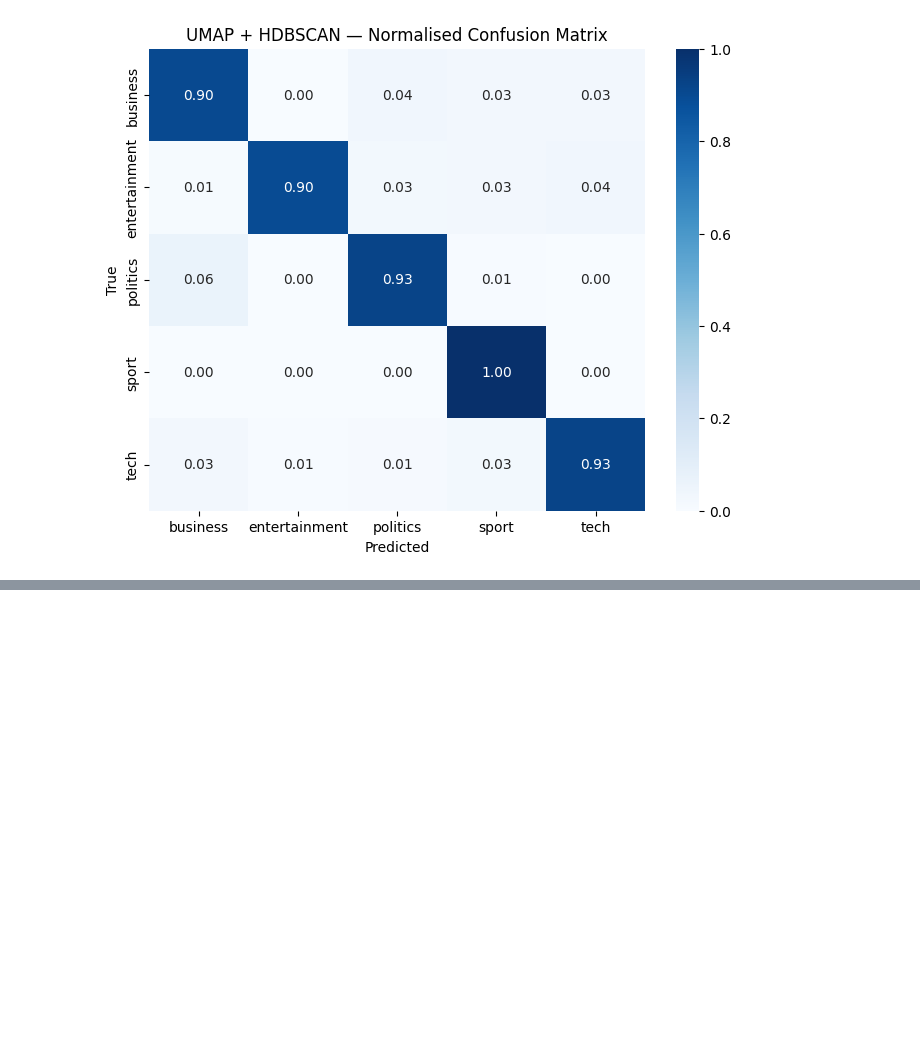
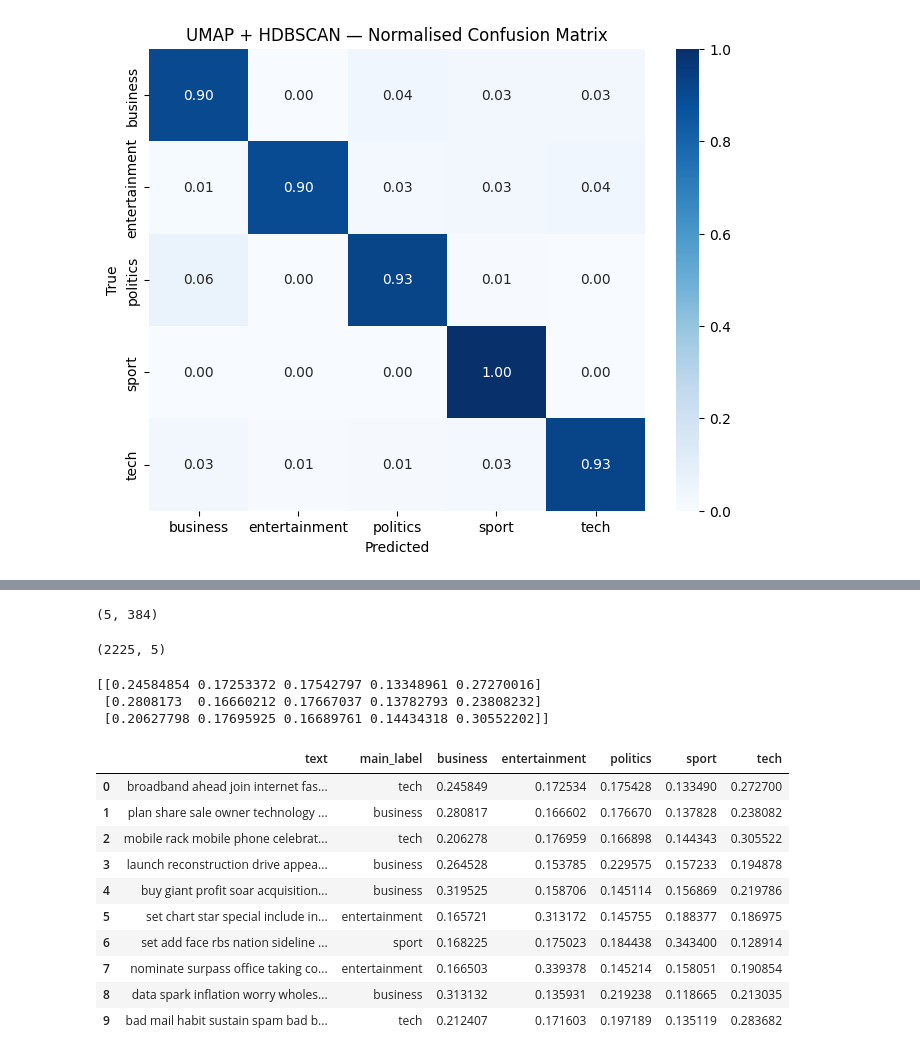
Before and after one commit to rleytonm/UoW-PETER, a Jupyter notebook: notebooks/Other_Clusters.ipynb, the cells around one changed output, grey strips where cells are left out. Cells and saved outputs as stored; diff of their text form; code cells hidden in the pictures; blank space fills up the shorter version.

```diff
--- a/notebooks/Other_Clusters.ipynb
+++ b/notebooks/Other_Clusters.ipynb
@@ -507,0 +546,69 @@ UMAP + HDBSCAN cluster -> label mapping:
+# %%
+# Convert centroid dictionary into matrix form
+
+centroid_matrix = np.vstack([
+    label_centroids[label]
+    for label in labels
+])
+
+print(centroid_matrix.shape)
+# %% [output]
+(5, 384)
+# %%
+# Compare every document against every centroid
+
+similarity_matrix = cosine_similarity(
+    embeddings_norm,
+    centroid_matrix
+)
+
+print(similarity_matrix.shape)
+# %% [output]
+(2225, 5)
+# %%
+# Convert similarities into probability-like percentages
+
+
+# Remove negative values if present
+similarity_matrix = np.clip(similarity_matrix, 0, None)
+
+# Row normalisation
+topic_percentages = (
+    similarity_matrix /
+    similarity_matrix.sum(axis=1, keepdims=True)
+)
+
+print(topic_percentages[:3])
+# %% [output]
+[[0.24584854 0.17253372 0.17542797 0.13348961 0.27270016]
+ [0.2808173  0.16660212 0.17667037 0.13782793 0.23808232]
+ [0.20627798 0.17695925 0.16689761 0.14434318 0.30552202]]
+# %%
+# Build final topic-membership table
+
+
+topic_df = pd.DataFrame(
+    topic_percentages,
+    columns=labels
+)
+
+# Add original text
+topic_df.insert(0, "text", df["text"])
+
+# Add main label
+topic_df.insert(1, "main_label", df["label"])
+
+# Preview
+topic_df.head(10)
+# %% [output]
+|  | text | main_label | business | entertainment | politics | sport | tech |
+| 0 | broadband ahead join internet fas... | tech | 0.245849 | 0.172534 | 0.175428 | 0.133490 | 0.272700 |
+| 1 | plan share sale owner technology ... | business | 0.280817 | 0.166602 | 0.176670 | 0.137828 | 0.238082 |
+| 2 | mobile rack mobile phone celebrat... | tech | 0.206278 | 0.176959 | 0.166898 | 0.144343 | 0.305522 |
+| 3 | launch reconstruction drive appea... | business | 0.264528 | 0.153785 | 0.229575 | 0.157233 | 0.194878 |
+| 4 | buy giant profit soar acquisition... | business | 0.319525 | 0.158706 | 0.145114 | 0.156869 | 0.219786 |
+| 5 | set chart star special include in... | entertainment | 0.165721 | 0.313172 | 0.145755 | 0.188377 | 0.186975 |
+| 6 | set add face rbs nation sideline ... | sport | 0.168225 | 0.175023 | 0.184438 | 0.343400 | 0.128914 |
+| 7 | nominate surpass office taking co... | entertainment | 0.166503 | 0.339378 | 0.145214 | 0.158051 | 0.190854 |
+| 8 | data spark inflation worry wholes... | business | 0.313132 | 0.135931 | 0.219238 | 0.118665 | 0.213035 |
+| 9 | bad mail habit sustain spam bad b... | tech | 0.212407 | 0.171603 | 0.197189 | 0.135119 | 0.283682 |
```
Also changed, not shown: parts of 5 cells of this notebook, 1 other file.
